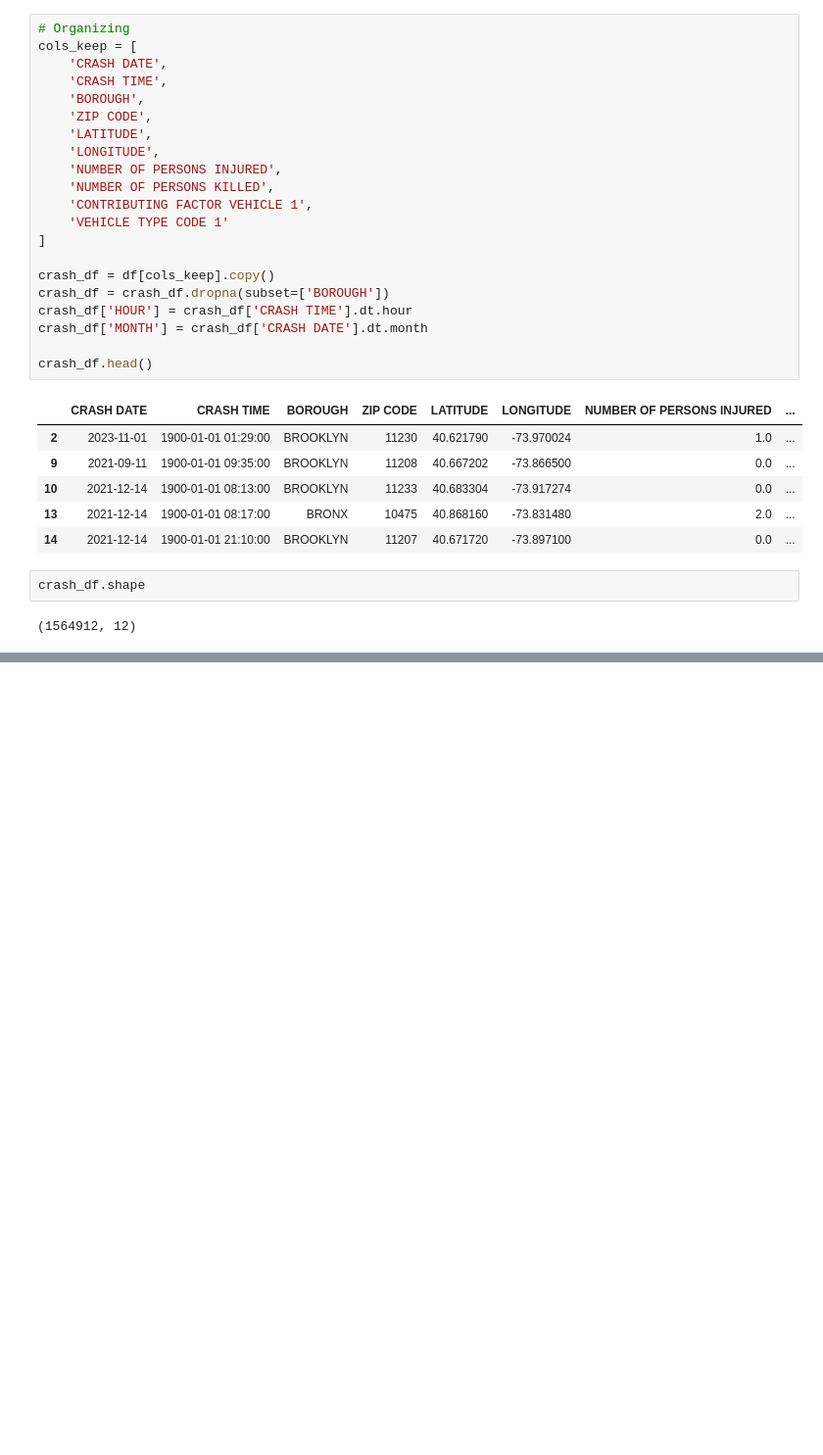
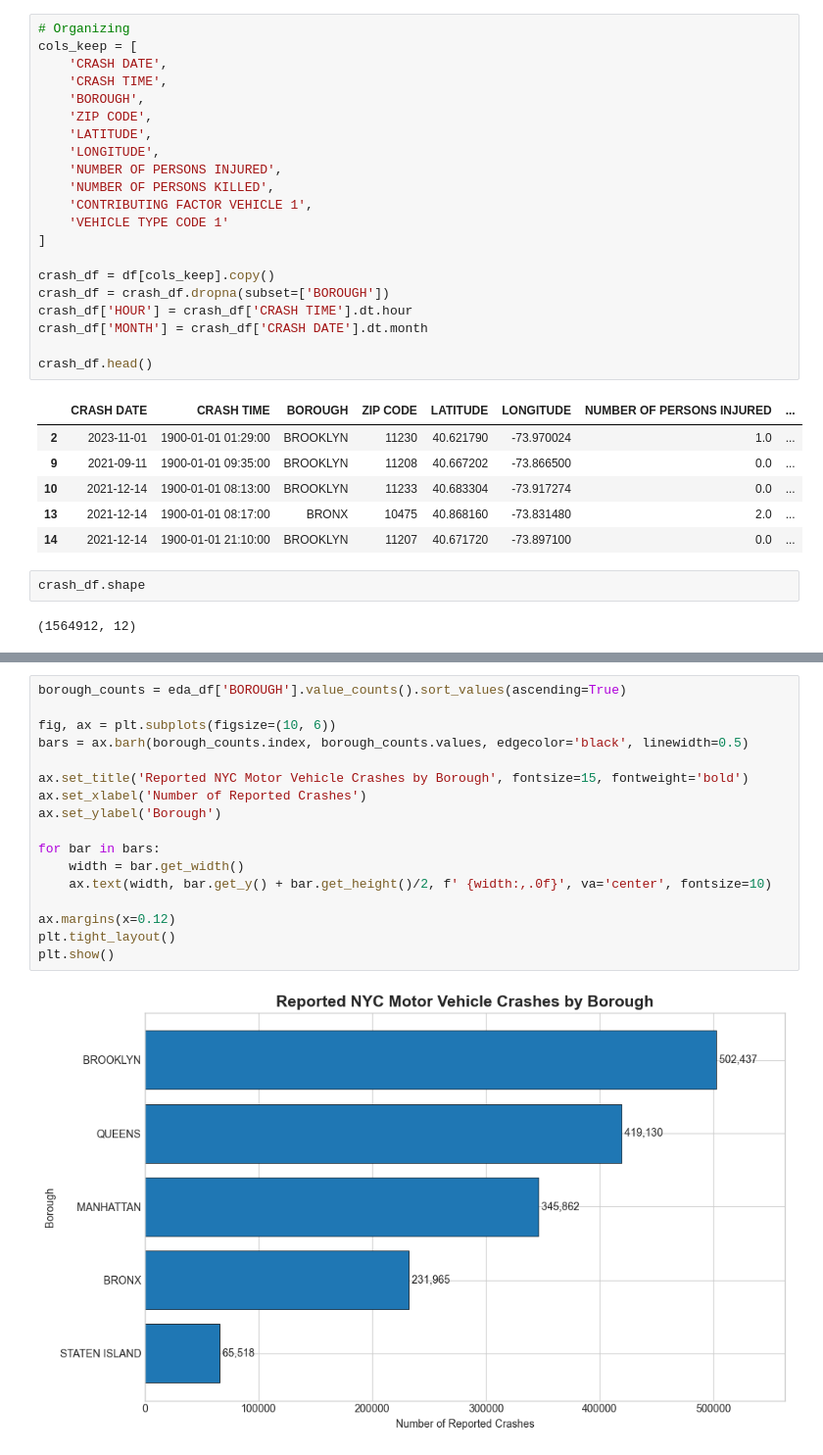
Before and after one commit to eadedeji8/320_Group_Project, a Jupyter notebook: crashes.ipynb, the cells around one changed output, grey strips where cells are left out. Shown at 98% size. Drawn from its saved outputs; the diff is of its cells as text; blank space fills up the shorter version.

```diff
--- a/crashes.ipynb
+++ b/crashes.ipynb
@@ -204,0 +194,19 @@ t-statistic: nan, p-value: nan
+# %%
+borough_counts = eda_df['BOROUGH'].value_counts().sort_values(ascending=True)
+
+fig, ax = plt.subplots(figsize=(10, 6))
+bars = ax.barh(borough_counts.index, borough_counts.values, edgecolor='black', linewidth=0.5)
+
+ax.set_title('Reported NYC Motor Vehicle Crashes by Borough', fontsize=15, fontweight='bold')
+ax.set_xlabel('Number of Reported Crashes')
+ax.set_ylabel('Borough')
+
+for bar in bars:
+    width = bar.get_width()
+    ax.text(width, bar.get_y() + bar.get_height()/2, f' {width:,.0f}', va='center', fontsize=10)
+
+ax.margins(x=0.12)
+plt.tight_layout()
+plt.show()
+# %% [output]
+[figure, added]
```
Also changed, not shown: parts of 31 cells of this notebook.
